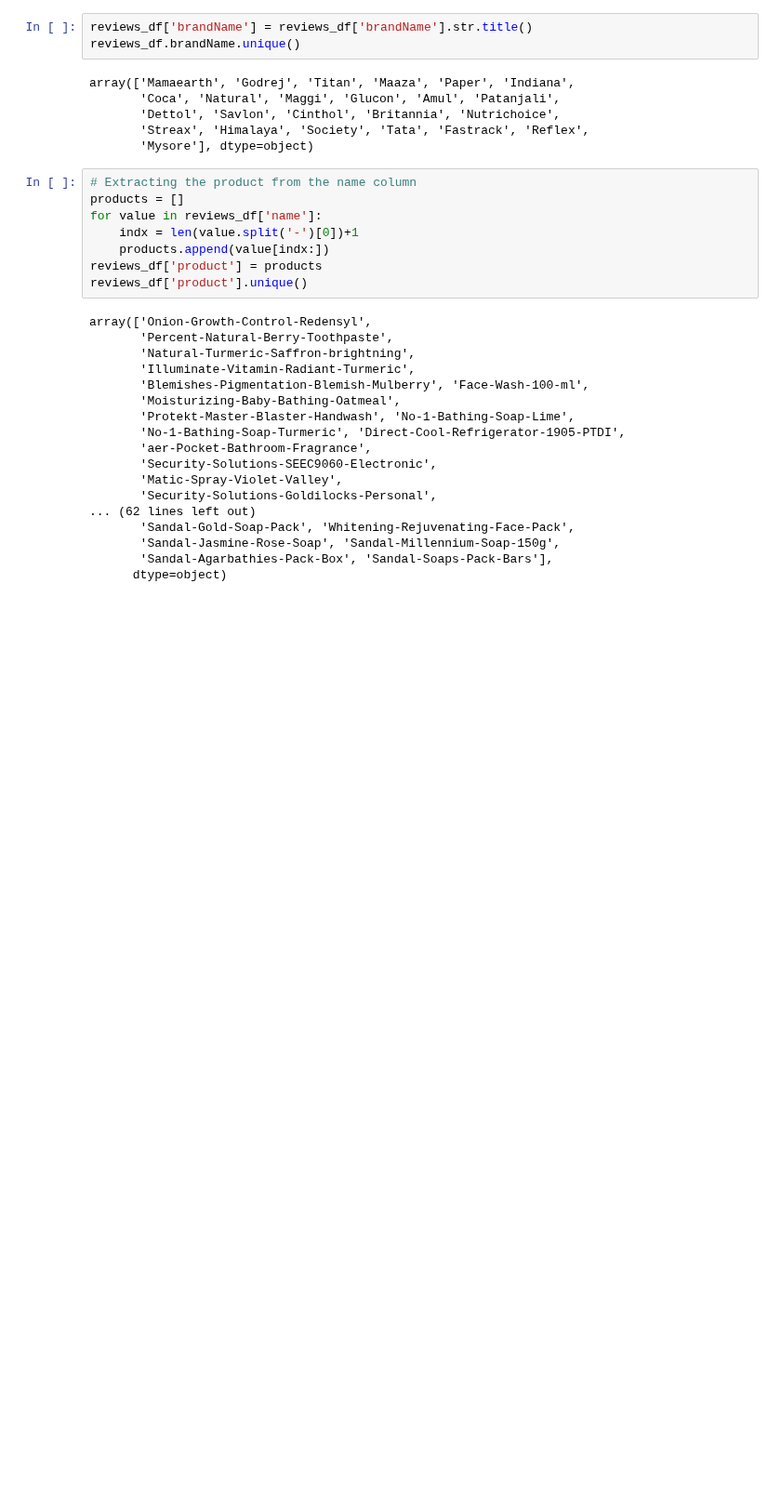
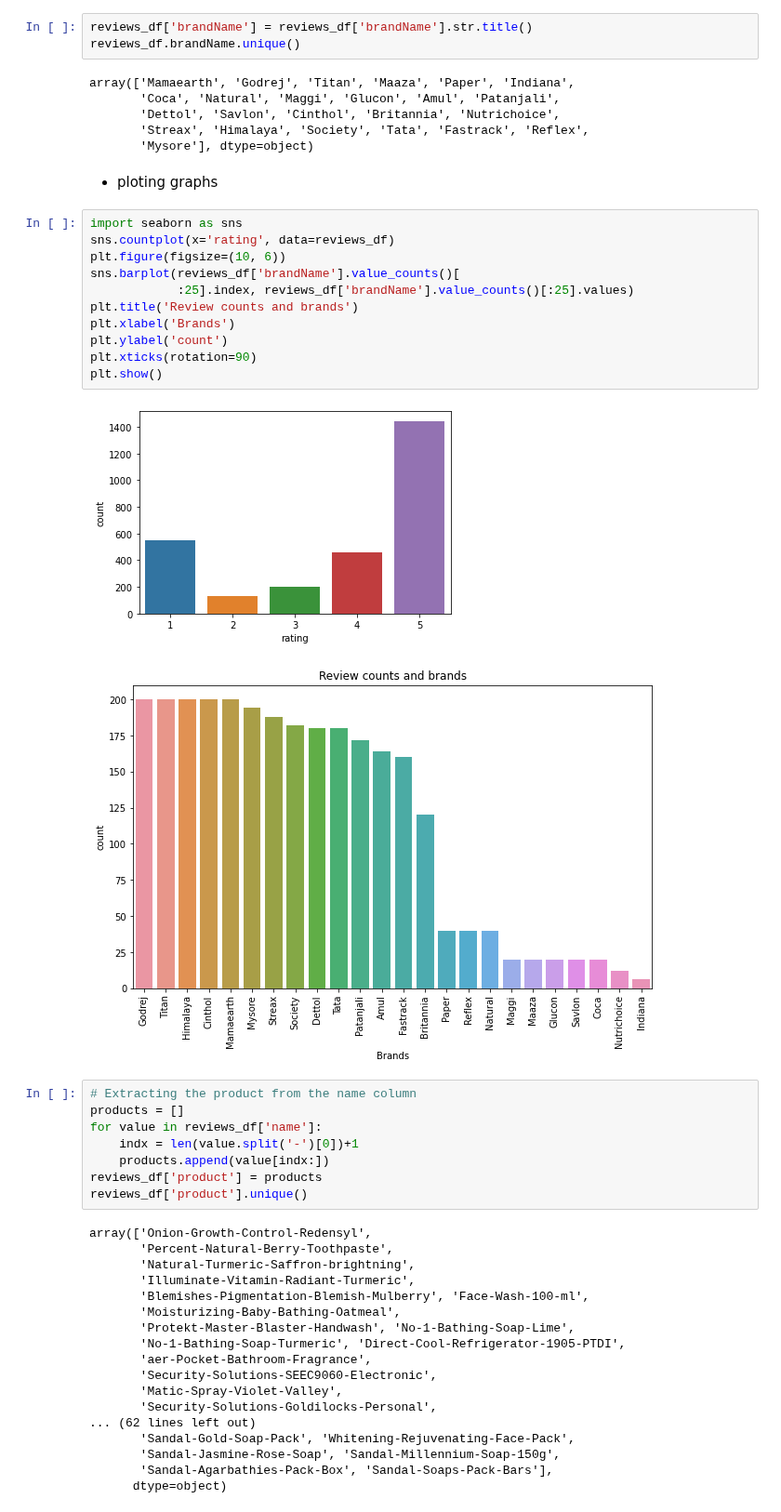
Before and after one commit to kshitij0209ag/Data-Science-Project_11_FEB_2022, a Jupyter notebook: TextAnalysiswithAmazonProductReviews.ipynb, the cells around one changed output. Shown at 93% size. Cells and saved outputs as stored; diff of their text form; blank space fills up the shorter version.

Commit message:
graphs

```diff
--- a/TextAnalysiswithAmazonProductReviews.ipynb
+++ b/TextAnalysiswithAmazonProductReviews.ipynb
@@ -91,6 +91,22 @@ array(['Mamaearth', 'Godrej', 'Titan', 'Maaza', 'Paper', 'Indiana',
        'Dettol', 'Savlon', 'Cinthol', 'Britannia', 'Nutrichoice',
        'Streax', 'Himalaya', 'Society', 'Tata', 'Fastrack', 'Reflex',
        'Mysore'], dtype=object)
+# %% [markdown]
+* ploting graphs
+# %%
+import seaborn as sns
+sns.countplot(x='rating', data=reviews_df)
+plt.figure(figsize=(10, 6))
+sns.barplot(reviews_df['brandName'].value_counts()[
+            :25].index, reviews_df['brandName'].value_counts()[:25].values)
+plt.title('Review counts and brands')
+plt.xlabel('Brands')
+plt.ylabel('count')
+plt.xticks(rotation=90)
+plt.show()
+# %% [output]
+[figure, added]
+[figure, added]
 # %%
 # Extracting the product from the name column
 products = []
```
